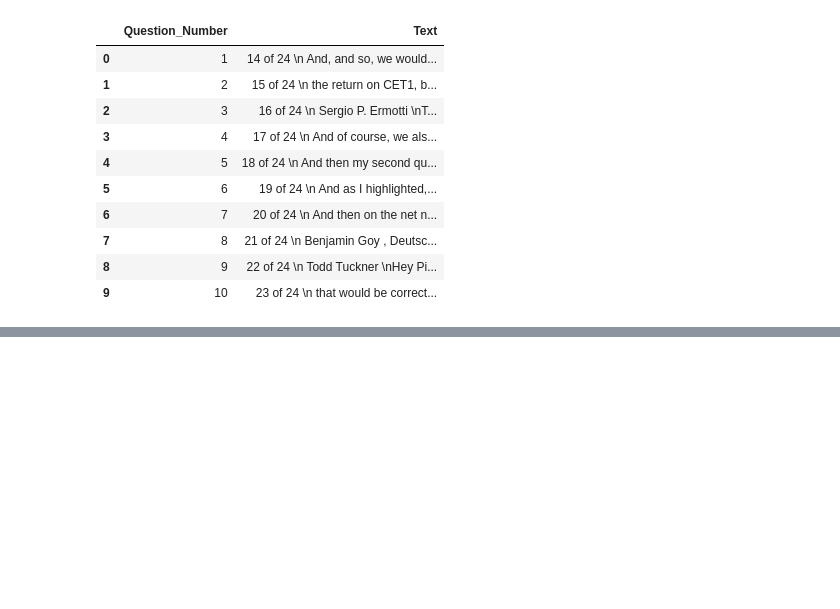
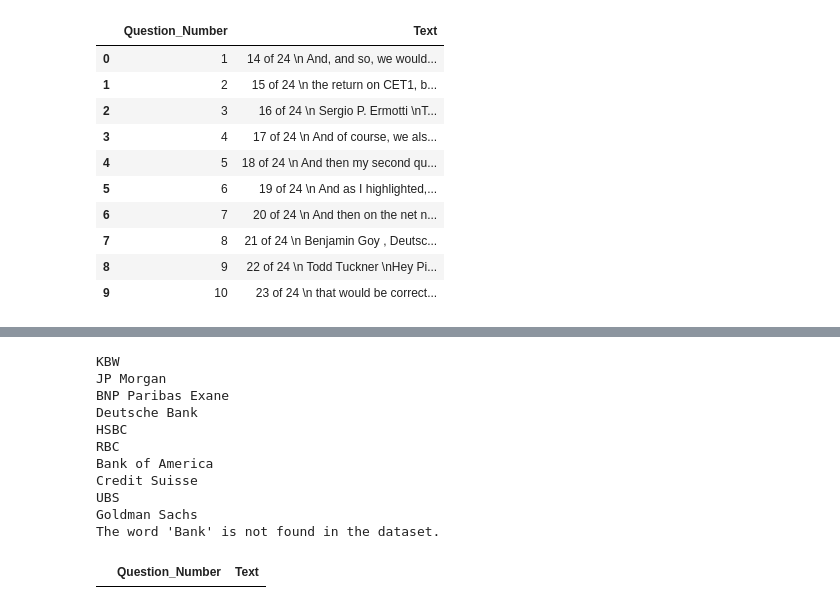
Before and after one commit to sheldonkemper/bank_of_england, a Jupyter notebook: notebooks/processed/ct_nlp_pipeline_v1_0.ipynb, the cells around one changed output, grey strips where cells are left out. Saved outputs shown, nothing was run; the diff lists cells and outputs as text; code cells hidden in the pictures; blank space fills up the shorter version.

Commit message:
added role segmentation

```diff
--- a/notebooks/processed/ct_nlp_pipeline_v1_0.ipynb
+++ b/notebooks/processed/ct_nlp_pipeline_v1_0.ipynb
@@ -383,0 +487,2 @@ processed_df.head()
+# %%
+lists_of_banks = processed_df["Name of bank"].tolist()
@@ -384,3 +589,18 @@ processed_df.head()
+# %%
+extract_bank_segments(qna_text)
+# %% [output]
+KBW
+JP Morgan
+BNP Paribas Exane
+Deutsche Bank
+HSBC
+RBC
+Bank of America
+Credit Suisse
+UBS
+Goldman Sachs
+The word 'Bank' is not found in the dataset.
+|  | Question_Number | Text |
 # %%
 processed_df.info()
 # %% [output]
```
Also changed, not shown: parts of 8 cells of this notebook.
